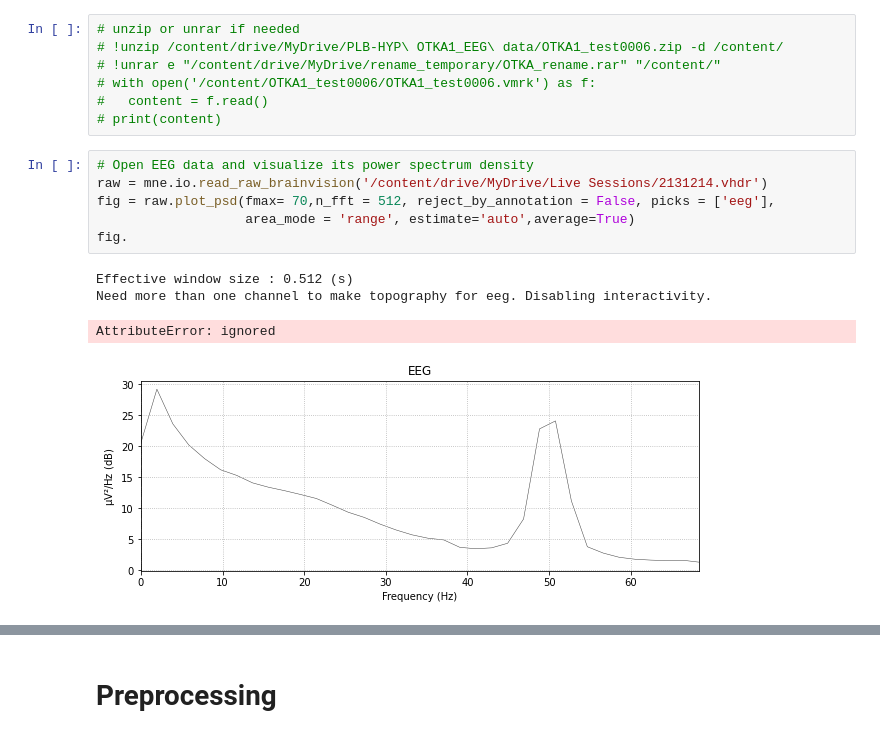
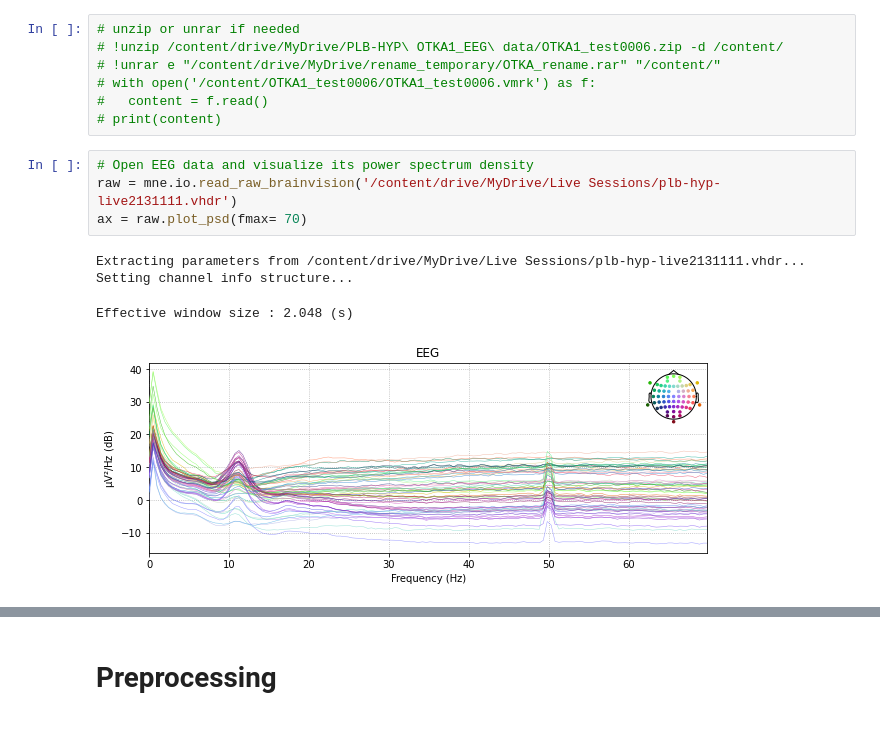
Before and after one commit to Yeganehfrh/B2BNet, a Jupyter notebook: PLB_HYP_EEG_Preproecessing.ipynb, the cells around one changed output, grey strips where cells are left out. Saved outputs shown, nothing was run; the diff lists cells and outputs as text.

```diff
--- a/PLB_HYP_EEG_Preproecessing.ipynb
+++ b/PLB_HYP_EEG_Preproecessing.ipynb
@@ -51,12 +49,10 @@ Mounted at /content/drive
 # print(content)
 # %%
 # Open EEG data and visualize its power spectrum density
-raw = mne.io.read_raw_brainvision('/content/drive/MyDrive/Live Sessions/2131214.vhdr')
-fig = raw.plot_psd(fmax= 70,n_fft = 512, reject_by_annotation = False, picks = ['eeg'],
-                   area_mode = 'range', estimate='auto',average=True)
-fig.
+raw = mne.io.read_raw_brainvision('/content/drive/MyDrive/Live Sessions/plb-hyp-live2131111.vhdr')
+ax = raw.plot_psd(fmax= 70)
 # %% [output]
-Effective window size : 0.512 (s)
-Need more than one channel to make topography for eeg. Disabling interactivity.
+Extracting parameters from /content/drive/MyDrive/Live Sessions/plb-hyp-live2131111.vhdr...
+Setting channel info structure...
-AttributeError: ignored
+Effective window size : 2.048 (s)
-[figure, old version]
+[figure, new version]
```
Also changed, not shown: parts of 8 cells of this notebook.
